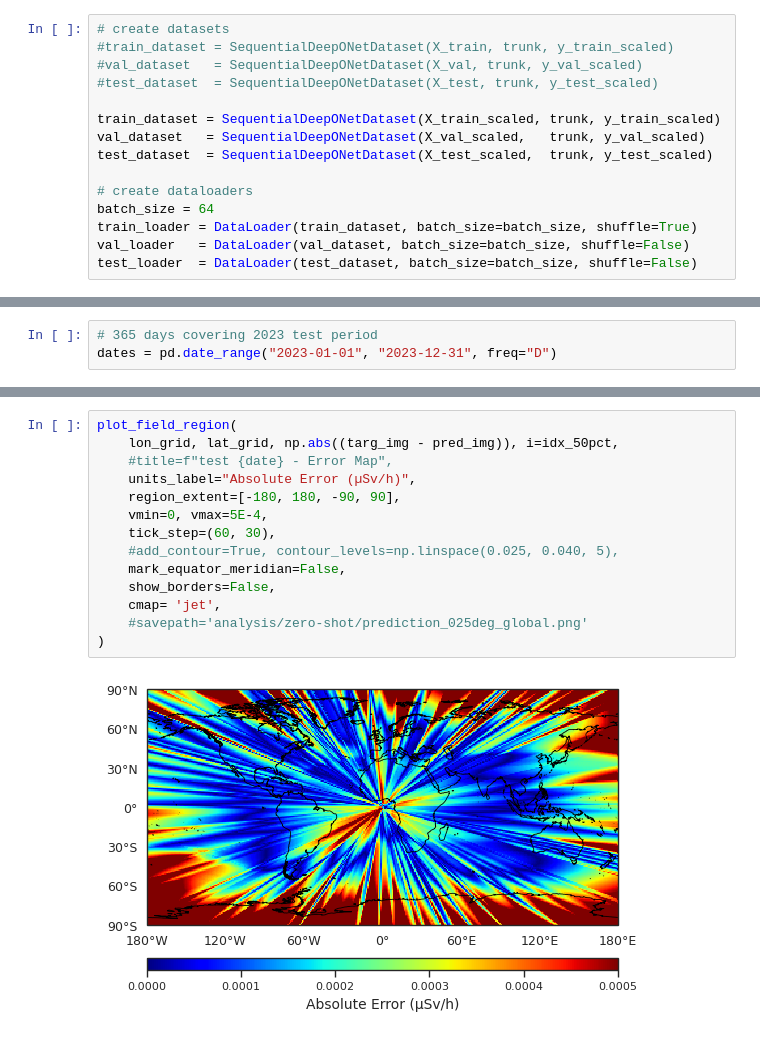
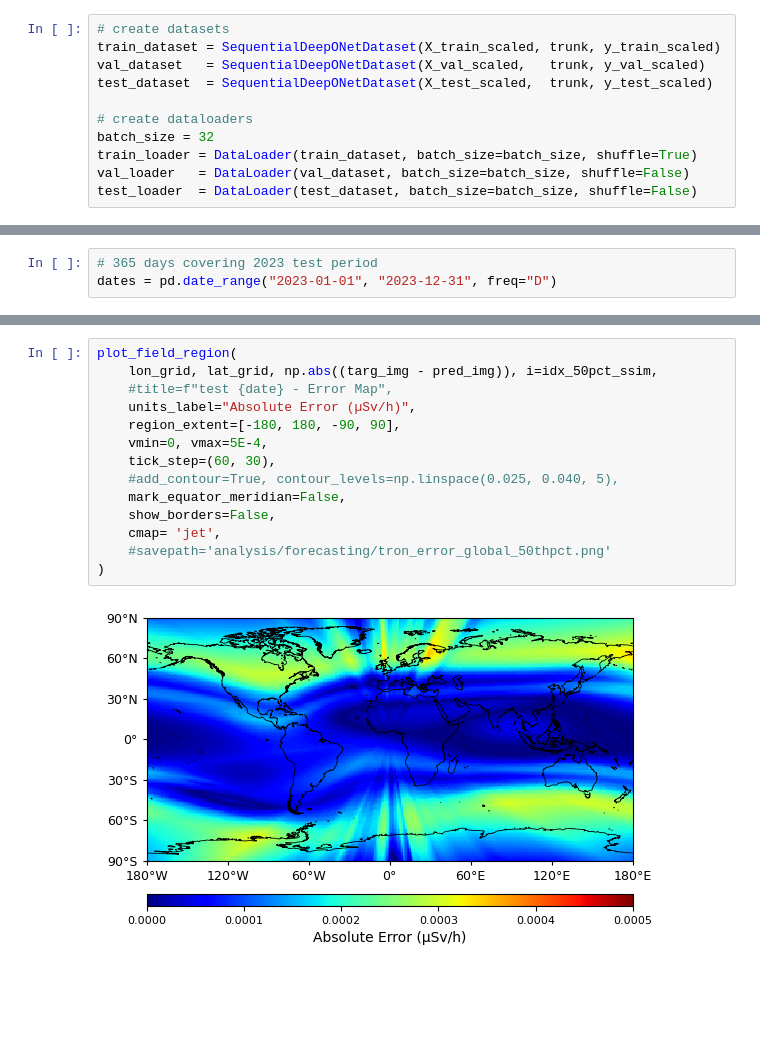
Before and after one commit to kkazuma19/CosmicRays-Operator, a Jupyter notebook: analysis/forecasting/notebook.ipynb, the cells around one changed output, grey strips where cells are left out. Drawn from its saved outputs; the diff is of its cells as text; blank space fills up the shorter version.

```diff
--- a/analysis/forecasting/notebook.ipynb
+++ b/analysis/forecasting/notebook.ipynb
@@ -87,16 +87,12 @@ y_val_scaled   = scaler_target.transform(y_val)[..., np.newaxis]
 y_test_scaled  = scaler_target.transform(y_test)[..., np.newaxis]
 # %%
 # create datasets
-#train_dataset = SequentialDeepONetDataset(X_train, trunk, y_train_scaled)
-#val_dataset   = SequentialDeepONetDataset(X_val, trunk, y_val_scaled)
-#test_dataset  = SequentialDeepONetDataset(X_test, trunk, y_test_scaled)
-
 train_dataset = SequentialDeepONetDataset(X_train_scaled, trunk, y_train_scaled)
 val_dataset   = SequentialDeepONetDataset(X_val_scaled,   trunk, y_val_scaled)
 test_dataset  = SequentialDeepONetDataset(X_test_scaled,  trunk, y_test_scaled)
 
 # create dataloaders
-batch_size = 64
+batch_size = 32
 train_loader = DataLoader(train_dataset, batch_size=batch_size, shuffle=True)
 val_loader   = DataLoader(val_dataset, batch_size=batch_size, shuffle=False)
 test_loader  = DataLoader(test_dataset, batch_size=batch_size, shuffle=False)
@@ -281,16 +290,16 @@ plot_field_region(
 # %%
 plot_field_region(
-    lon_grid, lat_grid, np.abs((targ_img - pred_img)), i=idx_50pct,
+    lon_grid, lat_grid, np.abs((targ_img - pred_img)), i=idx_50pct_ssim,
     #title=f"test {date} - Error Map",
     units_label="Absolute Error (µSv/h)",
     region_extent=[-180, 180, -90, 90],
     vmin=0, vmax=5E-4,
     tick_step=(60, 30),
     #add_contour=True, contour_levels=np.linspace(0.025, 0.040, 5),
     mark_equator_meridian=False,
     show_borders=False,
     cmap= 'jet',
-    #savepath='analysis/zero-shot/prediction_025deg_global.png'
+    #savepath='analysis/forecasting/tron_error_global_50thpct.png'
 )
 # %% [output]
-[figure, old version]
+[figure, new version]
```
Also changed, not shown: parts of 12 cells of this notebook, 20 other files.
